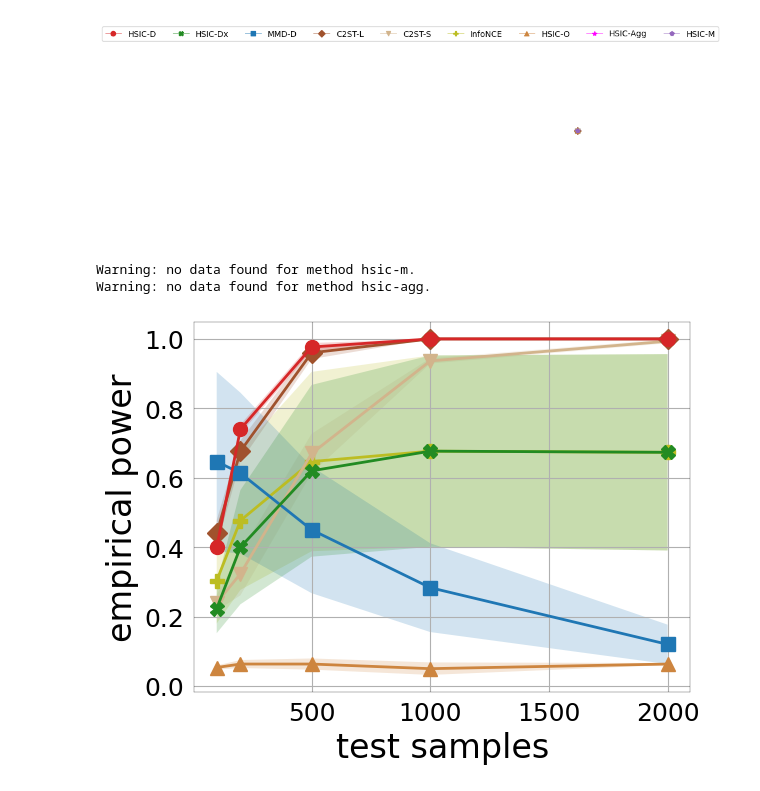
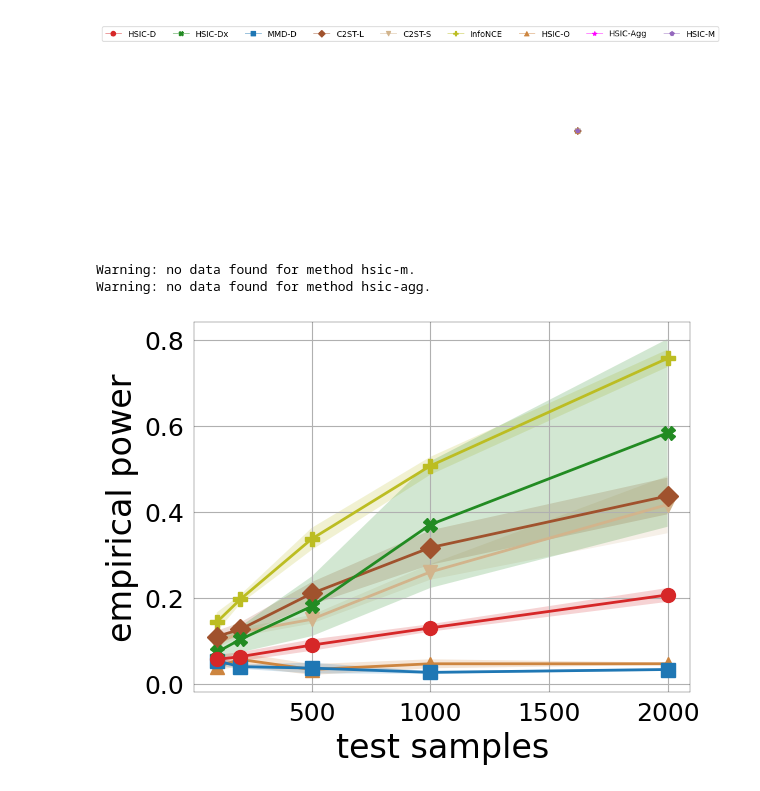
Before and after one commit to xunathan96/deephsic, a Jupyter notebook: notebook/plot_hdgm.ipynb, the cells around one changed output. Drawn from its saved outputs; the diff is of its cells as text; code cells hidden in the pictures.

```diff
--- a/notebook/plot_hdgm.ipynb
+++ b/notebook/plot_hdgm.ipynb
@@ -72,7 +72,7 @@ def collate_samples(stats: list):                       # [(x1,y1,std1), (x2,y2,
 # %%
 # LOAD DATAFRAME
 EXPDIR = '../src/exp/eval/hdgm/'
-RUNS = ('13','14','15')
+RUNS = ('19', '20', '21') #('13','14','15')
 
 df = dict()
 for method in ['hsic', 'c2st', 'mmd', 'infonce']:
@@ -111,7 +111,7 @@ plt.axis(False)
 [figure]
 # %%
 # power vs samples for fixed dimension
-DATASET = 'HDGM-40'
+DATASET = 'HDGM-50'
 LINEWIDTH = 2
 MARKERSIZE = 10
 
@@ -128,34 +128,34 @@ stats['infonce'] = samples_vs_power(df['infonce'], dataset=DATASET, method='info
 
 for method in methods:
     try:
         plt.plot(*collate_samples(stats[method])['x,y'],
                 legend[method]['marker'],
                 linewidth = LINEWIDTH,
                 markersize = MARKERSIZE,
                 color = legend[method]['color'],)
         plt.fill_between(*collate_samples(stats[method])['std'],
                         facecolor = legend[method]['color'],
                         alpha = 0.2)
     except ValueError:
         print(f"Warning: no data found for method {method}.")
 
 
 # plt.legend(['HSIC-D', 'HSIC-Dx', 'HSIC-Agg', 'HSIC-O', 'HSIC-M', 'MMD-D', 'C2ST-L', 'C2ST-S'], ncol=8)
 plt.grid()
 #plt.title(DATASET)
 plt.xlabel("test samples", fontsize=24)
 plt.ylabel("empirical power", fontsize=24)
 #plt.xlim(xmin=90)
 
 plt.rcParams['axes.linewidth'] = 0.2
 plt.tick_params(left=False, labelsize=18)
 plt.tick_params(bottom=False, labelsize=18)
 # plt.gca().xaxis.set_major_locator(plt.MultipleLocator(1000))
 # plt.savefig(f"plots/nsamples_vs_power_{DATASET.replace('-','')}.pdf", format="pdf", bbox_inches="tight")
 # %% [output]
 Warning: no data found for method hsic-m.
 Warning: no data found for method hsic-agg.
-[figure, old version]
+[figure, new version]
 # %%
 # power vs dimension for fixed number of samples
 N_SAMPLES = 2000
```
Also changed, not shown: 23 other files.
